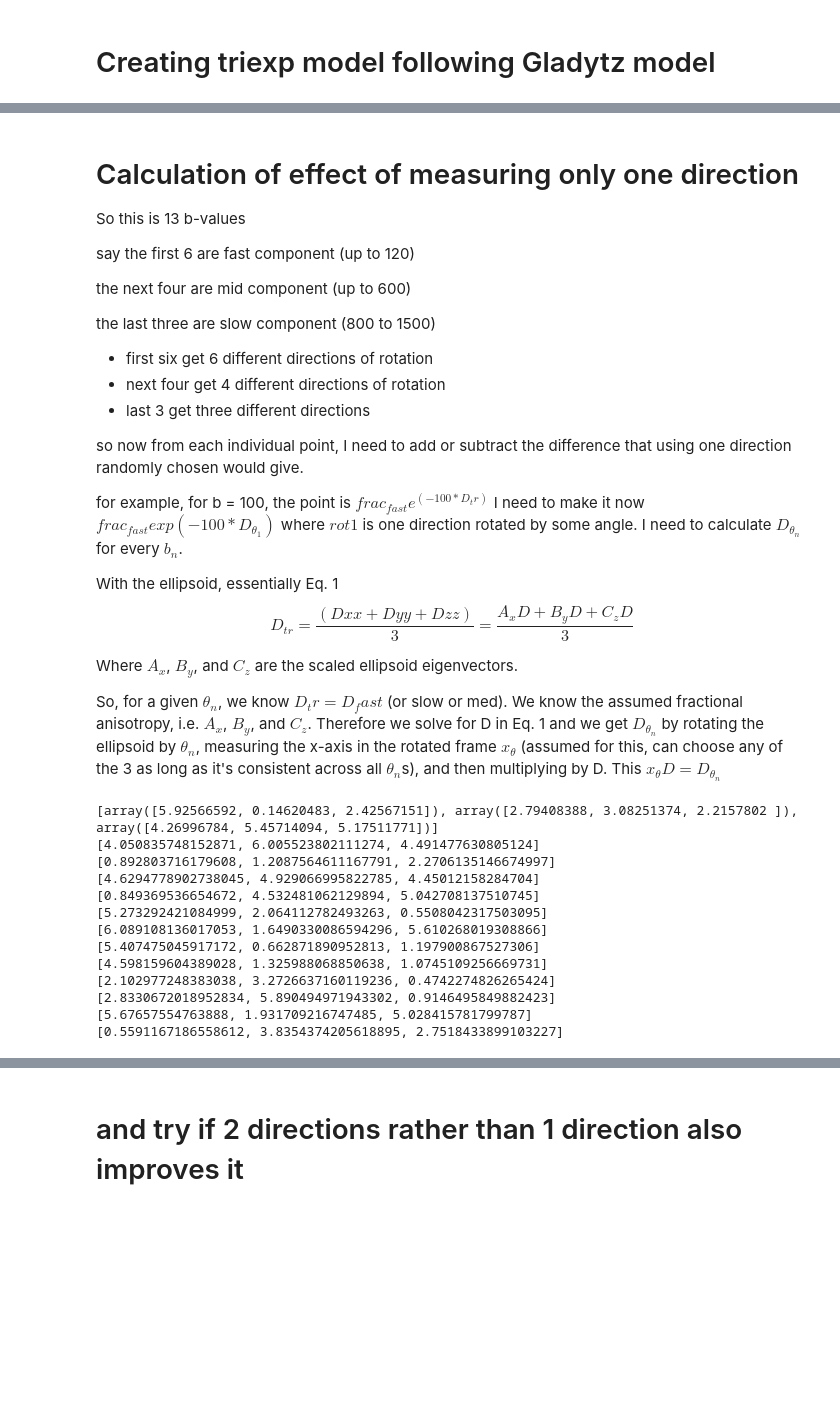
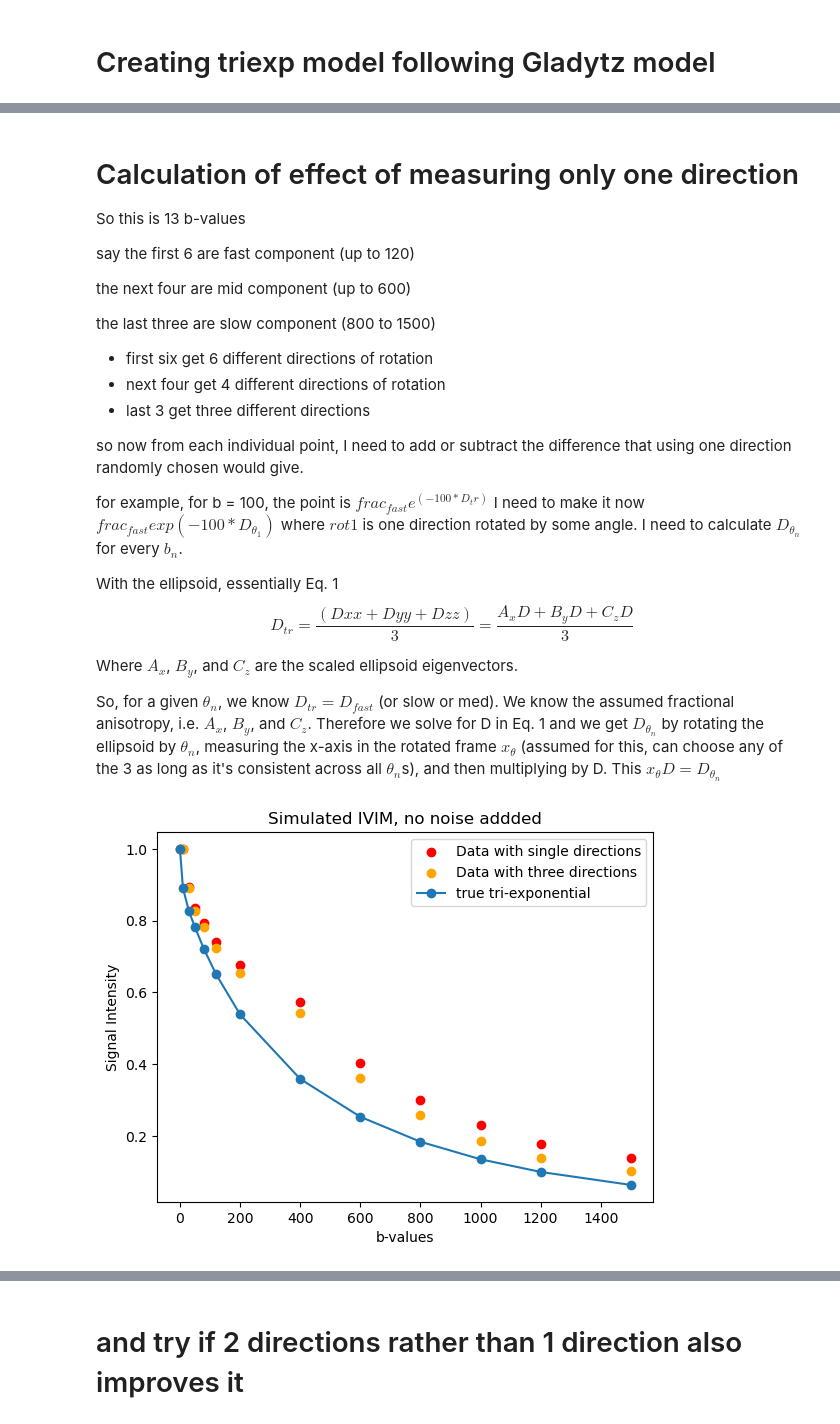
Before and after one commit to miramliu/Multiexp_Simulations_python, a Jupyter notebook: SimulationOfKidneySignal.ipynb, the cells around one changed output, grey strips where cells are left out. Saved outputs shown, nothing was run; the diff lists cells and outputs as text; code cells hidden in the pictures; blank space fills up the shorter version.

```diff
--- a/SimulationOfKidneySignal.ipynb
+++ b/SimulationOfKidneySignal.ipynb
@@ -240,4 +151,4 @@ $$D_{tr} =  \frac{(Dxx +Dyy + Dzz)}{3} = \frac{A_xD + B_yD + C_zD}{3}$$
 
 Where $A_x$, $B_y$, and $C_z$ are the scaled ellipsoid eigenvectors.
 
-So, for a given $\theta_n$, we know $D_tr = D_fast$ (or slow or med). We know the assumed fractional anisotropy, i.e. $A_x$, $B_y$, and $C_z$. Therefore we solve for D in Eq. 1 and we get $D_{\theta_n}$ by rotating the ellipsoid by $\theta_n$, measuring the x-axis in the rotated frame $x_\theta$ (assumed for this, can choose any of the 3 as long as it's consistent across all $\theta_n$s), and then multiplying by D. This $x_{\theta}D = D_{\theta_n}$
+So, for a given $\theta_n$, we know $D_{tr} = D_{fast}$ (or slow or med). We know the assumed fractional anisotropy, i.e. $A_x$, $B_y$, and $C_z$. Therefore we solve for D in Eq. 1 and we get $D_{\theta_n}$ by rotating the ellipsoid by $\theta_n$, measuring the x-axis in the rotated frame $x_\theta$ (assumed for this, can choose any of the 3 as long as it's consistent across all $\theta_n$s), and then multiplying by D. This $x_{\theta}D = D_{\theta_n}$
@@ -332,11 +155,14 @@ def GetOrthogonalD_thetas(D_traces,fast_compartment, med_compartment, slow_compa
 # %%
 # set the 3 ellipsoids
 
-#  the fast component, estimate FA ~ .12
-#  the middle component, estimate FA ~ .2
-#  the slow component, estimate FA ~ .3
-est_FAS = [.12,.2,.3]
-D_traces = [diff_fast,diff_med, diff_slow]
+#  the fast component, estimate FA ~ .09
+#  the middle component, estimate FA ~ .12
+#  the slow component, estimate FA ~ .18
+
+est_FAS = [.09,.12,.18] #true fractional anisotropy
+#est_FAS = [0.0,0.1,0.1] #true fractional anisotropy, proof it is all due to FA...
+D_traces = [diff_fast,diff_med, diff_slow] #true D coefficients
+
 
 # assume 3 random sets of orientations for fast, middle, and slow compartments
 fast_rot = np.random.default_rng().uniform(low = 0, high = 2*np.pi, size = 3)
@@ -344,8 +170,9 @@ med_rot = np.random.default_rng().uniform(low = 0, high = 2*np.pi, size = 3)
 slow_rot = np.random.default_rng().uniform(low = 0, high = 2*np.pi, size = 3)
 
 assumed_rots = [fast_rot, med_rot, slow_rot]
-print(assumed_rots)
+#print(assumed_rots)
 #b0 is D_tr (no directionality)
+
 # have 12 b values, (13 w b0) so need 12 different rotations.
 n = 12
 thetax = np.random.default_rng().uniform(low = 0, high = 2*np.pi, size = n)
@@ -358,26 +185,22 @@ fast_compartment, med_compartment, slow_compartment = CreateThreeEllipsoidalComp
 D_fasts = []
 D_meds = []
 D_slows = []
+D_fasts_av = []
+D_meds_av = []
+D_slows_av = []
 for i in range(n):
     # for ith rotation i.e. ith b-val
     thetaxyz = [thetax[i],thetay[i],thetaz[i]]
-    print(thetaxyz)
-    D_traces_fast, D_traces_med, D_traces_slow = GetOrthogonalD_thetas(D_traces,fast_compartment, med_compartment, slow_compartment, thetaxyz)
+    #print(thetaxyz)
+    [D_traces_fast, D_traces_med, D_traces_slow], [D_ave_trace_fast, D_ave_trace_med, D_ave_trace_slow] = GetOrthogonalD_thetas(D_traces,fast_compartment, med_compartment, slow_compartment, thetaxyz)
+
+    # single direction only
     D_fasts.append(D_traces_fast)
     D_meds.append(D_traces_med)
     D_slows.append(D_traces_slow)
+
+    #average of 3 directions
+    D_fasts_av.append(D_ave_trace_fast)
+    D_meds_av.append(D_ave_trace_med)
+    D_slows_av.append(D_ave_trace_slow)
-# %% [output]
-[array([5.92566592, 0.14620483, 2.42567151]), array([2.79408388, 3.08251374, 2.2157802 ]), array([4.26996784, 5.45714094, 5.17511771])]
-[4.050835748152871, 6.005523802111274, 4.491477630805124]
-[0.892803716179608, 1.2087564611167791, 2.2706135146674997]
-[4.6294778902738045, 4.929066995822785, 4.45012158284704]
-[0.849369536654672, 4.532481062129894, 5.042708137510745]
-[5.273292421084999, 2.064112782493263, 0.5508042317503095]
-[6.089108136017053, 1.6490330086594296, 5.610268019308866]
-[5.407475045917172, 0.662871890952813, 1.197900867527306]
-[4.598159604389028, 1.325988068850638, 1.0745109256669731]
-[2.102977248383038, 3.2726637160119236, 0.4742274826265424]
-[2.8330672018952834, 5.890494971943302, 0.9146495849882423]
-[5.67657554763888, 1.931709216747485, 5.028415781799787]
-[0.5591167186558612, 3.8354374205618895, 2.7518433899103227]
 # %%
@@ -391,3 +222,16 @@ for k in range(1,len(b_values)): # for all of the 12 b-values
+# %%
+pl.scatter(b_values,SI_est,color = 'red', label = 'Data with single directions')
+pl.scatter(b_values,SI_est_av,color = 'orange', label = 'Data with three directions')
+
+
+pl.plot(b_values,SI,label = 'true tri-exponential', marker = 'o')
+pl.title('Simulated IVIM, no noise addded')
+pl.xlabel('b-values')
+pl.ylabel('Signal Intensity')
+pl.legend()
+pl.show()
+# %% [output]
+[figure, added]
 # %%
 # now add noise
 SI_est_noise = NoiseRice(SI_est, .02) # with SNR = 50
```
Also changed, not shown: parts of 16 cells of this notebook, 2 other files.
